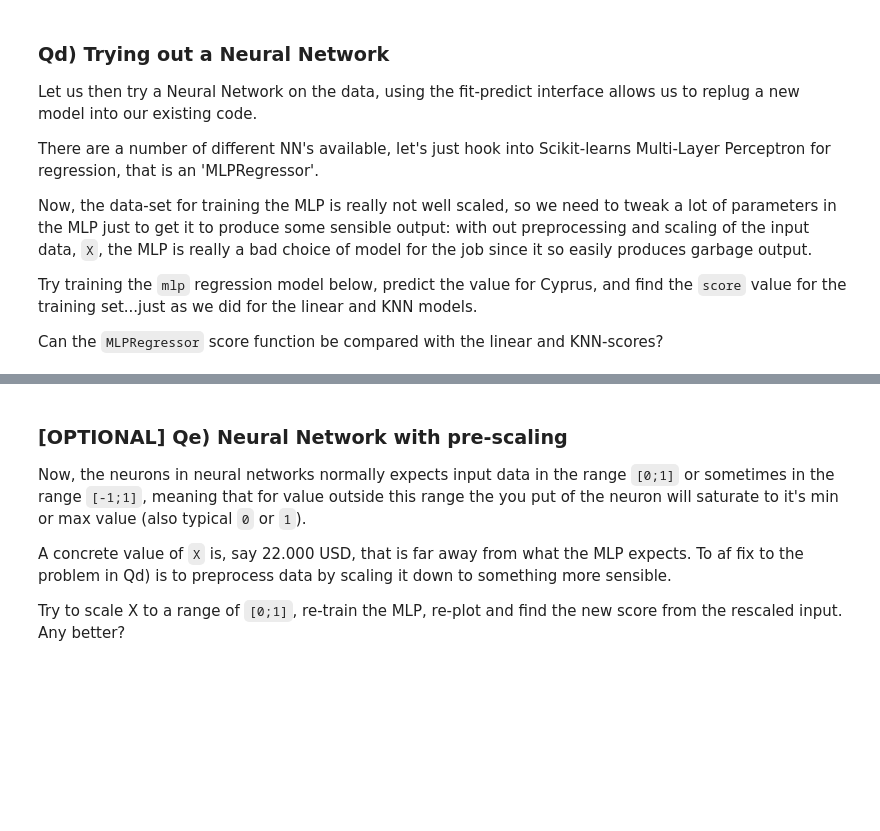
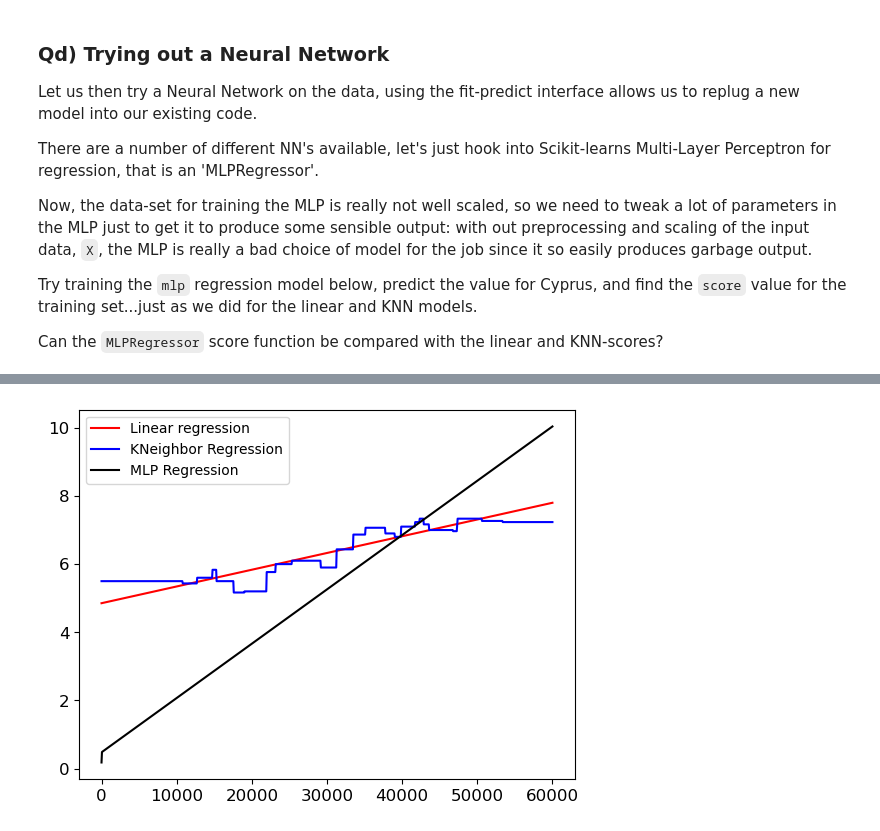
Before and after one commit to MartinStokholm/SWMAL, a Jupyter notebook: L01/intro.ipynb, the cells around one changed output, grey strips where cells are left out. Saved outputs shown, nothing was run; the diff lists cells and outputs as text; code cells hidden in the pictures; blank space fills up the shorter version.

```diff
--- a/L01/intro.ipynb
+++ b/L01/intro.ipynb
@@ -367,9 +412,12 @@ mlp.fit(X, y.ravel())
 # lets make a MLP regressor prediction and redo the plots
 y_pred_mlp = mlp.predict(M)
 
-plt.plot(m, y_pred_lin, "r")
-plt.plot(m, y_pred_knn, "b")
-plt.plot(m, y_pred_mlp, "k")
+plt.plot(m, y_pred_lin, "r", label="Linear regression")
+plt.plot(m, y_pred_knn, "b", label="KNeighbor Regression")
+plt.plot(m, y_pred_mlp, "k", label="MLP Regression")
+plt.legend()
 
-# TODO: add your code here..
-assert False, "TODO: predict value for Cyprus and fetch the score() from the fitting."
+print(f"Linear regression score: {lin1.score(X,y)}")
+print(f"KNeighbor regression score: {KNeighbors.score(X,y)}")
+print(f"MLP regression score:{mlp.score(X,y)}")
+# %% [output]
@@ -376,8 +441 @@ assert False, "TODO: predict value for Cyprus and fetch the score() from the fit
+[figure, added]
-# %% [markdown]
-###  [OPTIONAL] Qe) Neural Network with pre-scaling
-
-Now, the neurons in neural networks normally expects input data in the range `[0;1]` or sometimes in the range `[-1;1]`, meaning that for value outside this range the you put of the neuron will saturate to it's min or max value (also typical `0` or `1`).
-
-A concrete value of `X` is, say 22.000 USD, that is far away from what the MLP expects. To af fix to the problem in Qd) is to preprocess data by scaling it down to something more sensible.
-
-Try to scale X to a range of `[0;1]`, re-train the MLP, re-plot and find the new score from the rescaled input. Any better?
```
Also changed, not shown: parts of 12 cells of this notebook, 2 other files.
